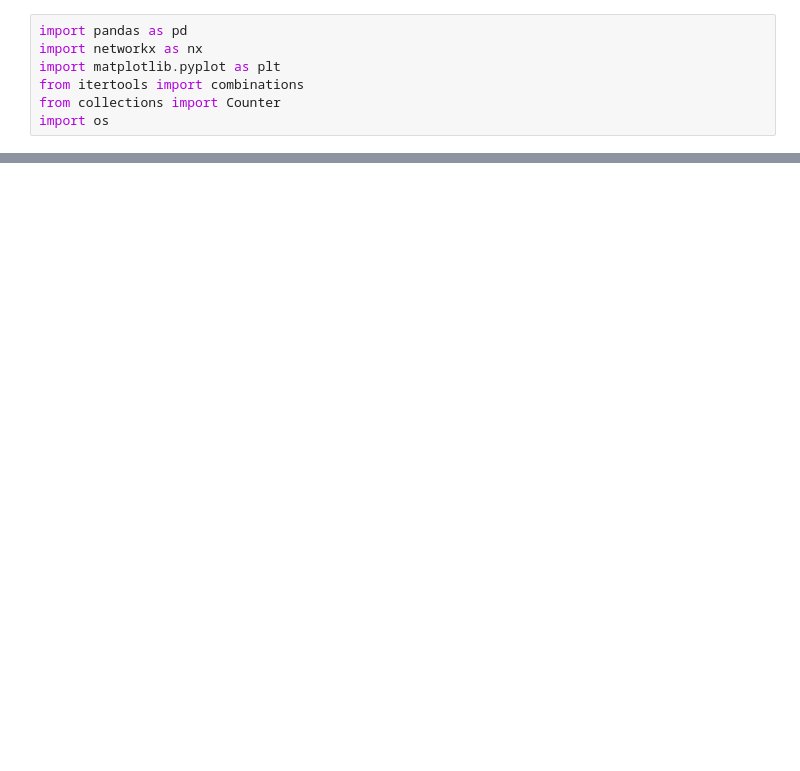
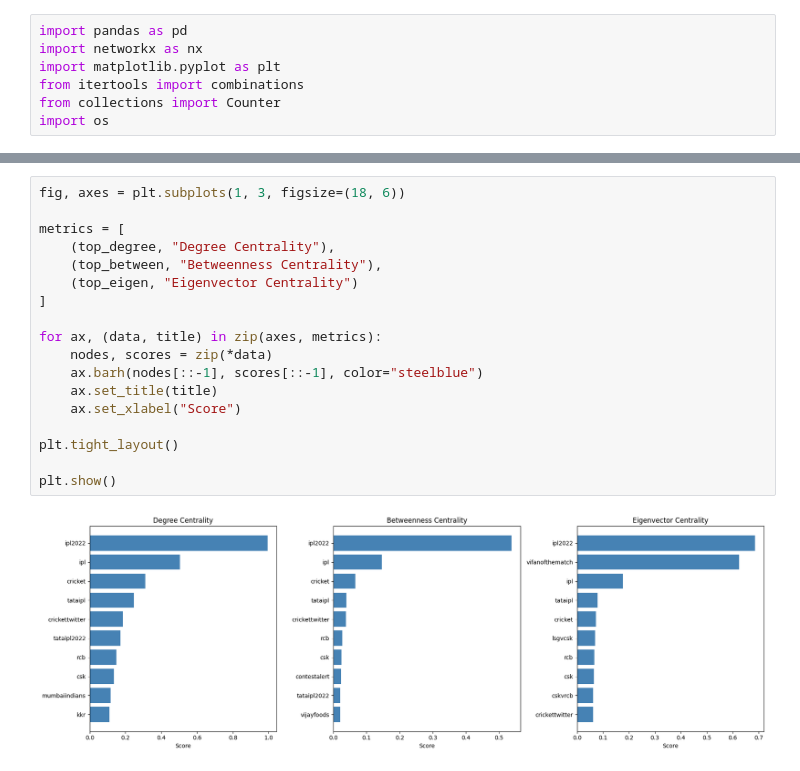
Before and after one commit to YORKAJX/IPL-SMNA, a Jupyter notebook: notebooks/network_analysis.ipynb, the cells around one changed output, grey strips where cells are left out. Saved outputs shown, nothing was run; the diff lists cells and outputs as text; blank space fills up the shorter version.

```diff
--- a/notebooks/network_analysis.ipynb
+++ b/notebooks/network_analysis.ipynb
@@ -159,0 +170,20 @@ FileNotFoundError: [Errno 2] No such file or directory: '../outputs/network_comm
+# %%
+fig, axes = plt.subplots(1, 3, figsize=(18, 6))
+
+metrics = [
+    (top_degree, "Degree Centrality"),
+    (top_between, "Betweenness Centrality"),
+    (top_eigen, "Eigenvector Centrality")
+]
+
+for ax, (data, title) in zip(axes, metrics):
+    nodes, scores = zip(*data)
+    ax.barh(nodes[::-1], scores[::-1], color="steelblue")
+    ax.set_title(title)
+    ax.set_xlabel("Score")
+
+plt.tight_layout()
+
+plt.show()
+# %% [output]
+[figure, added]
```
Also changed, not shown: parts of 7 cells of this notebook.
